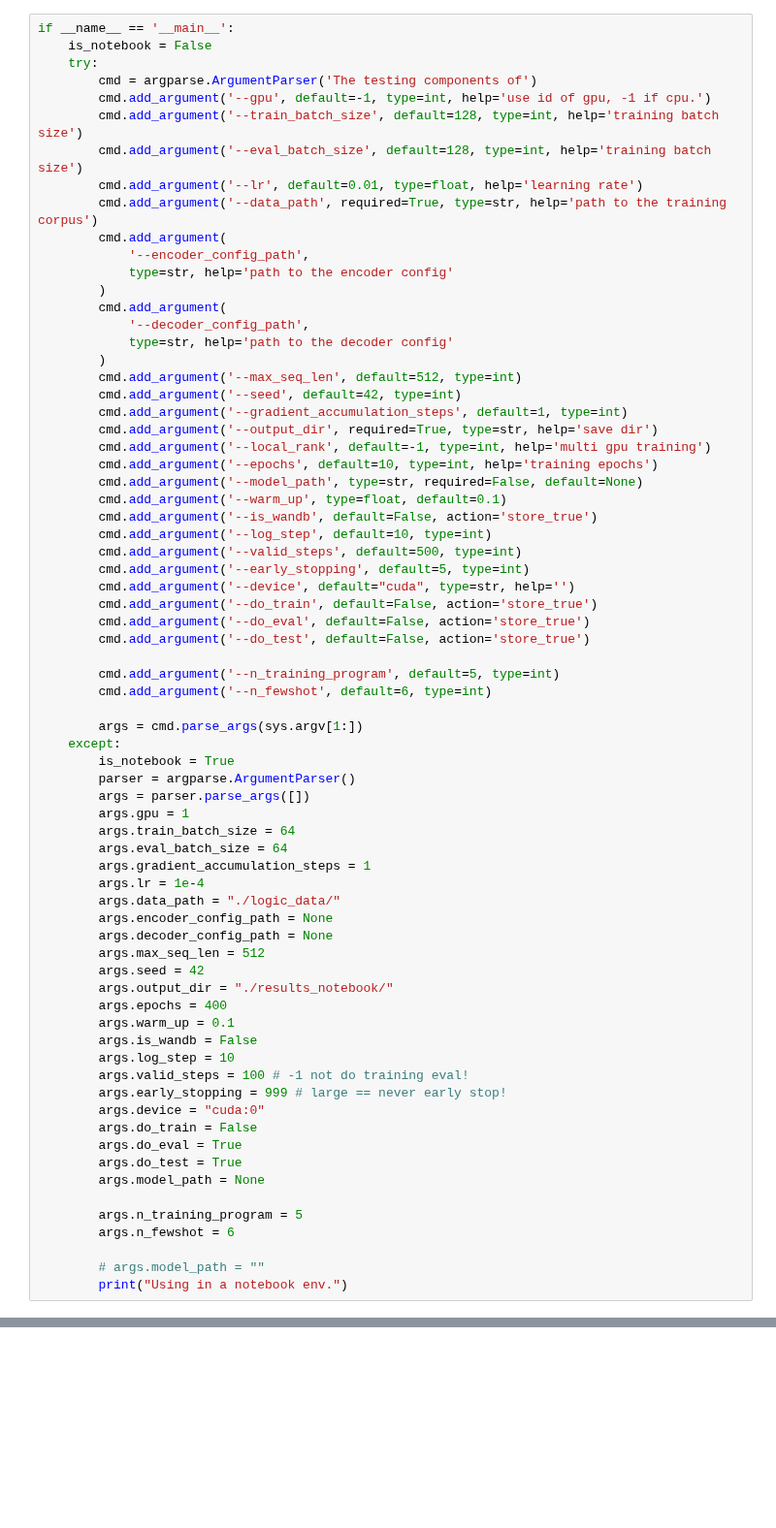
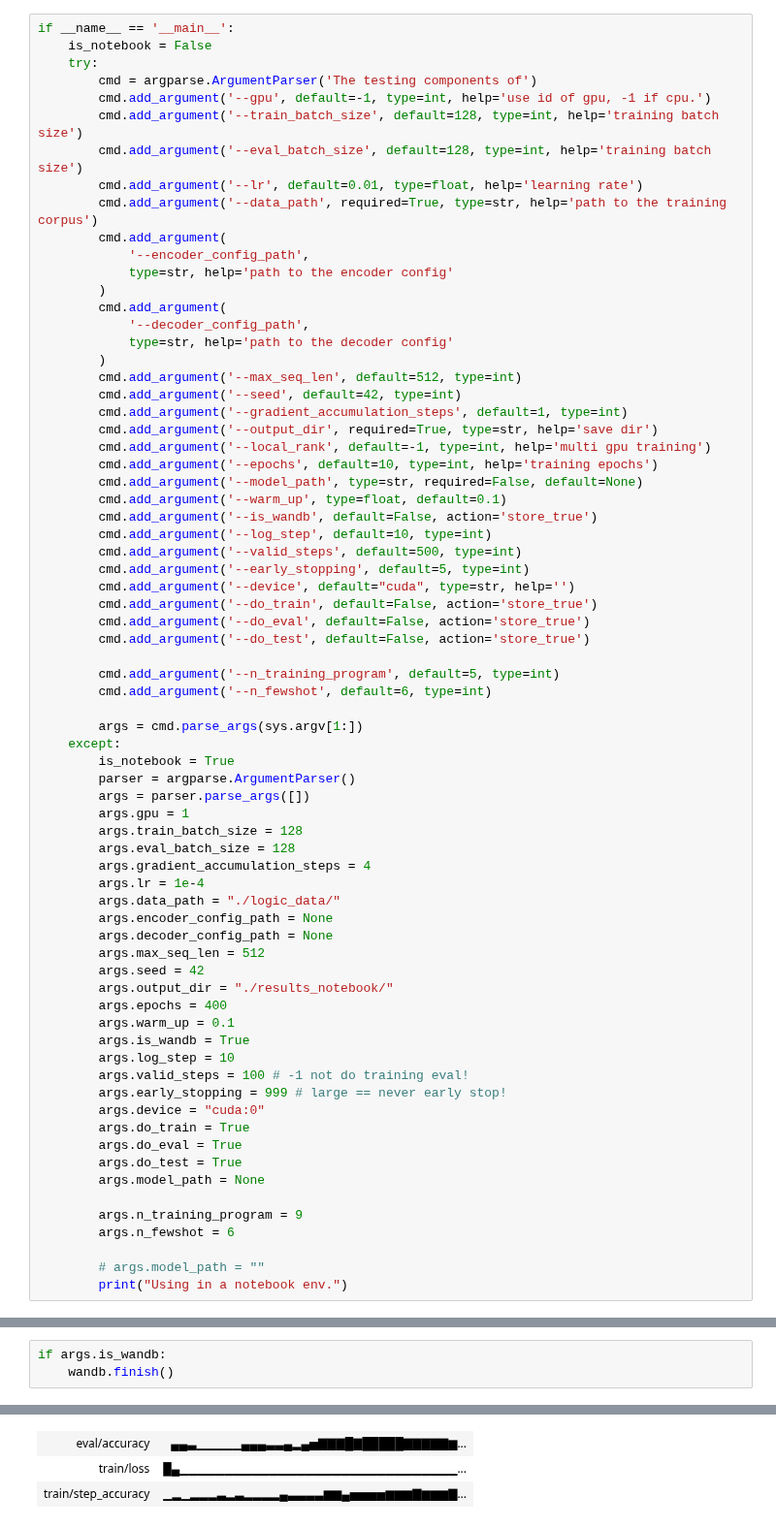
Before and after one commit to jasonlim131/robust-circuit-discovery, a Jupyter notebook: run_train.ipynb, the cells around one changed output, grey strips where cells are left out. Shown at 97% size. Saved outputs shown, nothing was run; the diff lists cells and outputs as text; blank space fills up the shorter version.

```diff
--- a/run_train.ipynb
+++ b/run_train.ipynb
@@ -180,9 +188,9 @@ if __name__ == '__main__':
         parser = argparse.ArgumentParser()
         args = parser.parse_args([])
         args.gpu = 1
-        args.train_batch_size = 64
-        args.eval_batch_size = 64
-        args.gradient_accumulation_steps = 1
+        args.train_batch_size = 128
+        args.eval_batch_size = 128
+        args.gradient_accumulation_steps = 4
         args.lr = 1e-4
         args.data_path = "./logic_data/"
         args.encoder_config_path = None
@@ -192,17 +200,17 @@ if __name__ == '__main__':
         args.output_dir = "./results_notebook/"
         args.epochs = 400
         args.warm_up = 0.1
-        args.is_wandb = False
+        args.is_wandb = True
         args.log_step = 10
         args.valid_steps = 100 # -1 not do training eval!
         args.early_stopping = 999 # large == never early stop!
         args.device = "cuda:0"
-        args.do_train = False
+        args.do_train = True
         args.do_eval = True
         args.do_test = True
         args.model_path = None
 
-        args.n_training_program = 5
+        args.n_training_program = 9
         args.n_fewshot = 6
 
         # args.model_path = ""
@@ -305,0 +346,4 @@ if args.do_train:
+# %%
+if args.is_wandb:
+    wandb.finish()
+# %% [output]
@@ -305,0 +352,3 @@ if args.do_train:
+| eval/accuracy | ▄▄▃▁▁▁▁▁▄▄▄▃▃▄▂▄▅▇▇▇█▇█████▇▇▇▇▇▆... |
+| train/loss | █▄▁▁▁▁▁▁▁▁▁▁▁▁▁▁▁▁▁▁▁▁▁▁▁▁▁▁▁▁▁▁▁... |
+| train/step_accuracy | ▁▂▁▂▂▂▃▂▃▂▂▂▂▄▃▃▃▃▆▆▄▅▅▅▅▆▆▆▇▆▆▆▇... |
```
Also changed, not shown: parts of 4 cells of this notebook, 3 other files.
